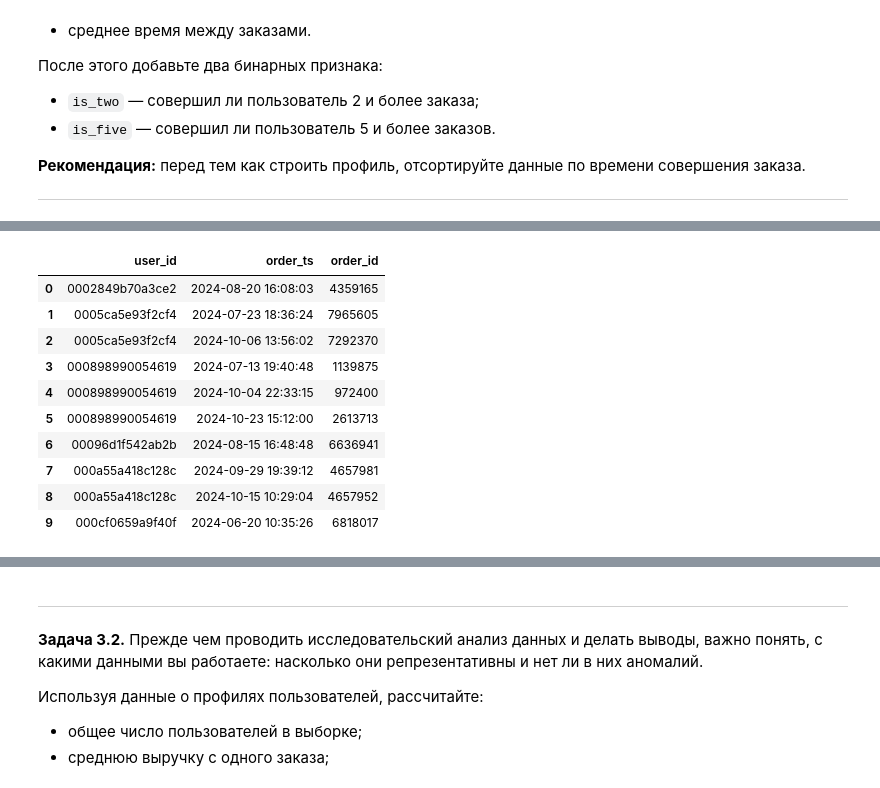
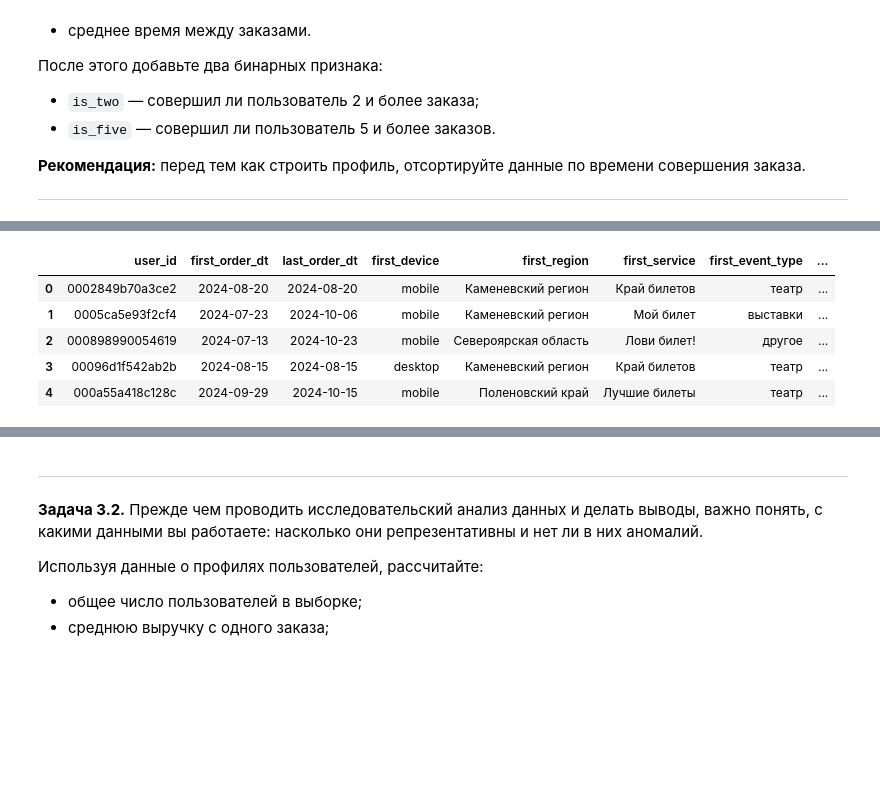
Before and after one commit to KrylovaOA/Jupyter-Project-for-Yandex-Practicum, a Jupyter notebook: Проект 22.06.2026..ipynb, the cells around one changed output, grey strips where cells are left out. Saved outputs shown, nothing was run; the diff lists cells and outputs as text; code cells hidden in the pictures; blank space fills up the shorter version.

```diff
--- a/Проект 22.06.2026..ipynb
+++ b/Проект 22.06.2026..ipynb
@@ -786,0 +993,19 @@ memory usage: 19.9+ MB
+# %%
+# Удаление отрицательной выручки
+
+before_negative = len(df)
+
+df = df[df['revenue_rub'] >= 0].copy()
+
+after_negative = len(df)
+lost_negative = before_negative - after_negative
+
+print("="*70)
+print("УДАЛЕНИЕ ОТРИЦАТЕЛЬНОЙ ВЫРУЧКИ")
+print("="*70)
+print(f"\nБыло строк: {before_negative}")
+print(f"Удалено заказов с отрицательной выручкой: {lost_negative} ({lost_negative/before_negative*100:.2f}%)")
+print(f"Осталось строк: {after_negative}")
+
+
+print(f"\nПроверка: заказов с revenue_rub < 0: {(df['revenue_rub'] < 0).sum()}")
@@ -878,9 +1234,60 @@ tickets_count (количество билетов):
 
 ---
 # %%
-df_sorted = df.sort_values(['user_id', 'order_ts']).reset_index(drop=True)
+# Профиль пользователя
+profiles = (df
+# Сортируем данные по времени совершения заказа
+    .sort_values(by='order_ts')
 
-print(f"Данные отсортированы: {df_sorted.shape}")
-print("\nПример первых строк после сортировки:")
-df_sorted[['user_id', 'order_ts', 'order_id']].head(10)
+# Группируем по пользователю и агрегируем данные
+    .groupby('user_id')
+    .agg(
+# Дата первого и последнего заказа
+        first_order_dt=('order_dt', 'min'),
+        last_order_dt=('order_dt', 'max'),
+
+# Характеристики первого заказа (метод first берёт первую запись в группе)
+        first_device=('device_type_canonical', 'first'),
+        first_region=('region_name', 'first'),
+        first_service=('service_name', 'first'),
+        first_event_type=('event_type_main', 'first'),
+
+# Общее количество заказов (уникальных order_id)
+        total_orders=('order_id', 'nunique'),
+
+# Средняя выручка с одного заказа
+        avg_revenue_rub=('revenue_rub', 'mean'),
+
+# Среднее количество билетов в заказе
+        avg_tickets=('tickets_count', 'mean'),
+
+# Среднее время между заказами
+        avg_days_between_orders=('days_since_prev', 'mean')
+    )
+
+# Добавление бинарных признаков через assign
+    .assign(
+        is_two=lambda x: (x['total_orders'] >= 2).astype(int),
+        is_five=lambda x: (x['total_orders'] >= 5).astype(int)
+    )
+
+# Сброс индекса
+    .reset_index()
+)
+
+# Заполняем NaN в avg_days_between_orders нулями (для пользователей с 1 заказом предыдущей покупки не было)
+profiles['avg_days_between_orders'] = profiles['avg_days_between_orders'].fillna(0)
+
+# Лайфтайм пользователя (в днях)
+profiles['lifetime_days'] = (
+    profiles['last_order_dt'] - profiles['first_order_dt']
+).dt.days
+
+print("="*70)
+print("ПРОФИЛЬ ПОЛЬЗОВАТЕЛЯ ПОСТРОЕН")
+print("="*70)
+print(f"\nРазмер датафрейма: {profiles.shape}")
+print(f"\nКолонки: {list(profiles.columns)}")
+print(f"\nПервые 5 строк:")
+display(profiles.head())
 # %% [output]
@@ -890,11 +1303,6 @@ df_sorted[['user_id', 'order_ts', 'order_id']].head(10)
-|  | user_id | order_ts | order_id |
-| 0 | 0002849b70a3ce2 | 2024-08-20 16:08:03 | 4359165 |
-| 1 | 0005ca5e93f2cf4 | 2024-07-23 18:36:24 | 7965605 |
-| 2 | 0005ca5e93f2cf4 | 2024-10-06 13:56:02 | 7292370 |
-| 3 | 000898990054619 | 2024-07-13 19:40:48 | 1139875 |
-| 4 | 000898990054619 | 2024-10-04 22:33:15 | 972400 |
-| 5 | 000898990054619 | 2024-10-23 15:12:00 | 2613713 |
-| 6 | 00096d1f542ab2b | 2024-08-15 16:48:48 | 6636941 |
-| 7 | 000a55a418c128c | 2024-09-29 19:39:12 | 4657981 |
-| 8 | 000a55a418c128c | 2024-10-15 10:29:04 | 4657952 |
-| 9 | 000cf0659a9f40f | 2024-06-20 10:35:26 | 6818017 |
+|  | user_id | first_order_dt | last_order_dt | first_device | first_region | first_service | first_event_type | ... |
+| 0 | 0002849b70a3ce2 | 2024-08-20 | 2024-08-20 | mobile | Каменевский регион | Край билетов | театр | ... |
+| 1 | 0005ca5e93f2cf4 | 2024-07-23 | 2024-10-06 | mobile | Каменевский регион | Мой билет | выставки | ... |
+| 2 | 000898990054619 | 2024-07-13 | 2024-10-23 | mobile | Североярская область | Лови билет! | другое | ... |
+| 3 | 00096d1f542ab2b | 2024-08-15 | 2024-08-15 | desktop | Каменевский регион | Край билетов | театр | ... |
+| 4 | 000a55a418c128c | 2024-09-29 | 2024-10-15 | mobile | Поленовский край | Лучшие билеты | театр | ... |
```
Also changed, not shown: parts of 45 cells of this notebook.
